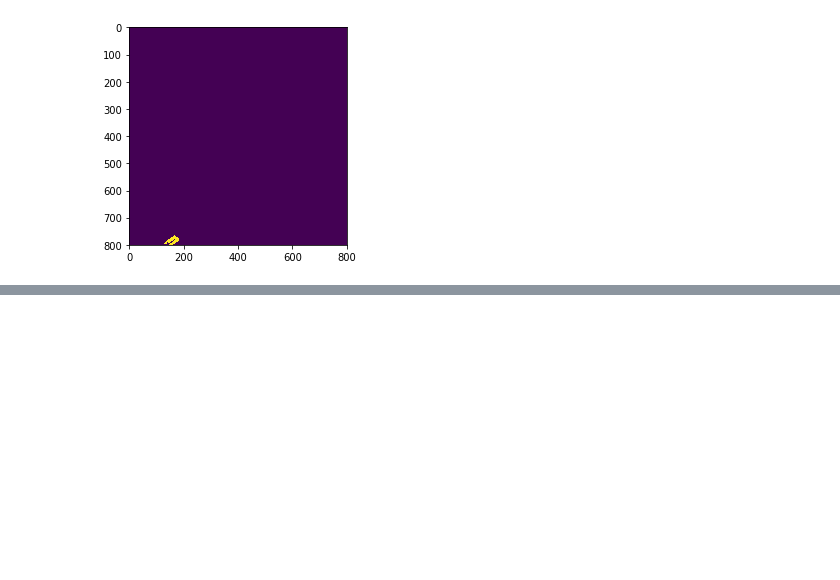
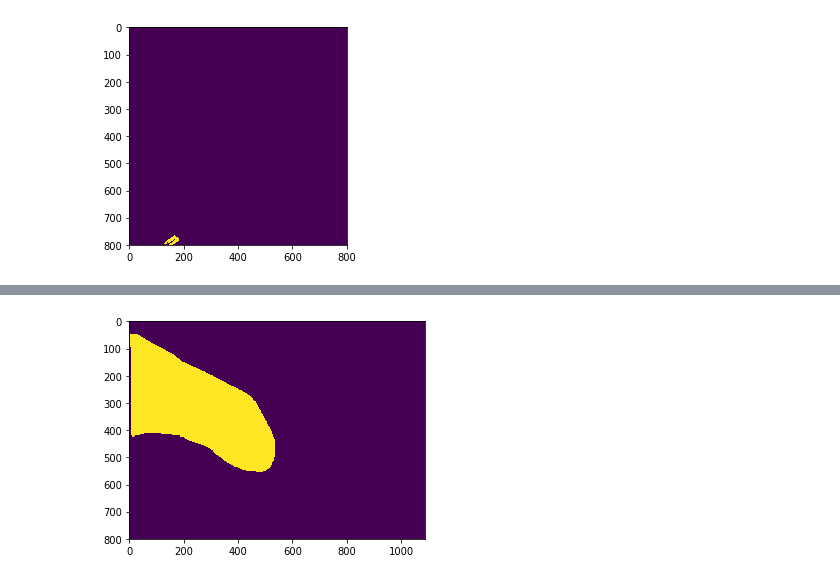
Before and after one commit to CrazySherman/mmdetection, a Jupyter notebook: mmdet/datasets/airbusdataset.ipynb, the cells around one changed output, grey strips where cells are left out. Cells and saved outputs as stored; diff of their text form; code cells hidden in the pictures; blank space fills up the shorter version.

```diff
--- a/mmdet/datasets/airbusdataset.ipynb
+++ b/mmdet/datasets/airbusdataset.ipynb
@@ -88,0 +135,6 @@ plt.show()
+# %%
+msk1 = msk[0]
+plt.imshow(msk1)
+plt.show()
+# %% [output]
+[figure, added]
```
Also changed, not shown: parts of 9 cells of this notebook, 1 other file.
